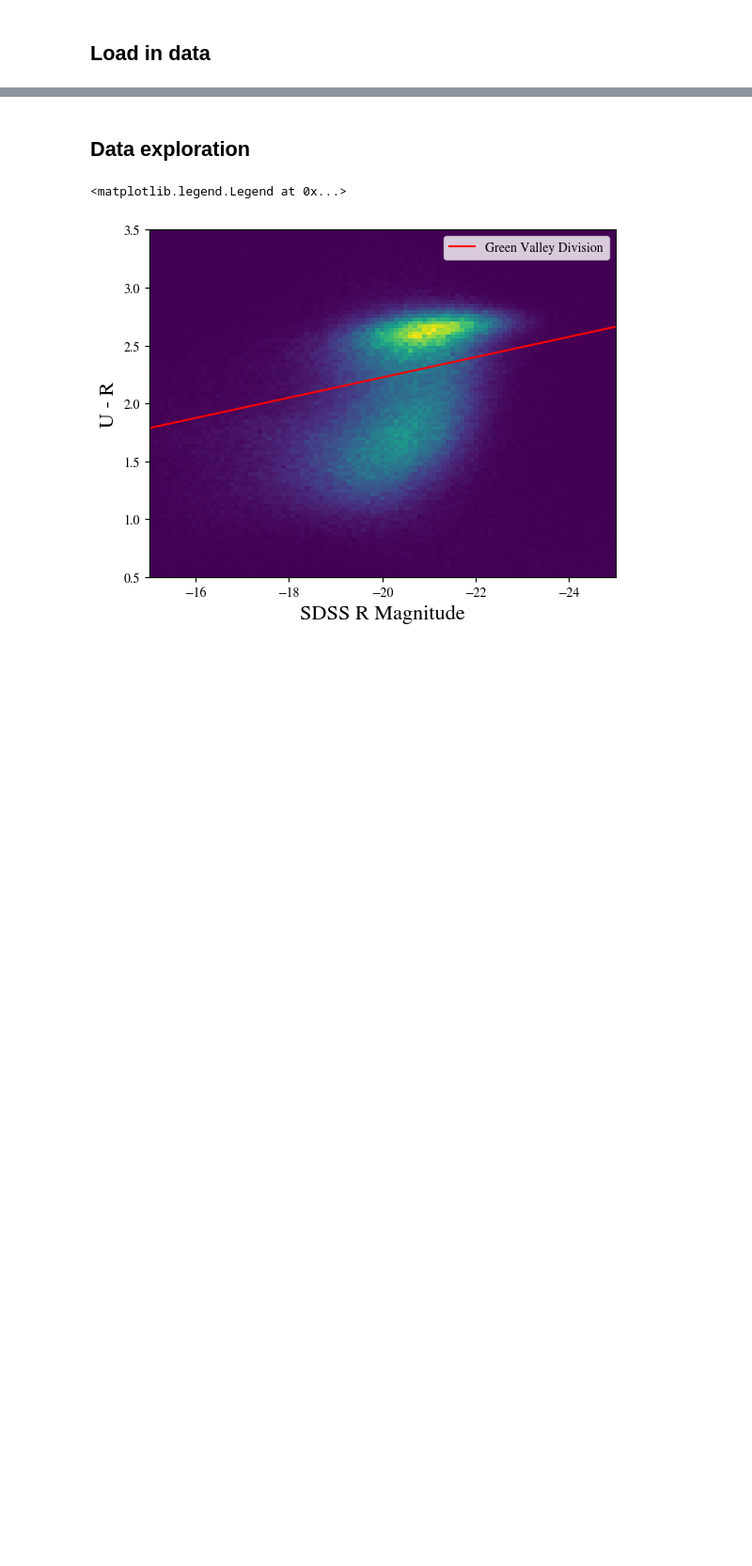
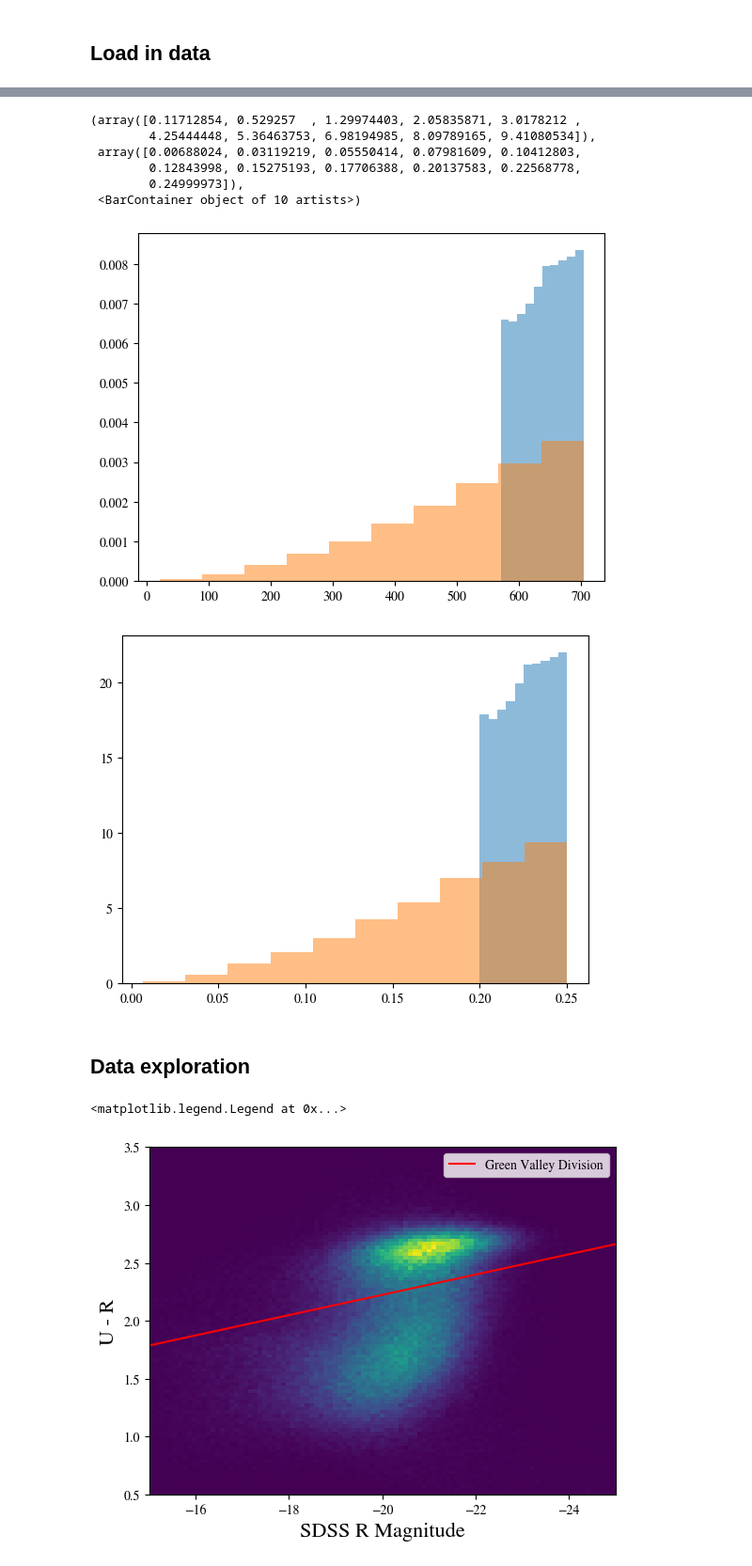
Before and after one commit to catherine-miller/bgsmaps, a Jupyter notebook: bgsclustering.ipynb, the cells around one changed output, grey strips where cells are left out. Shown at 94% size. Saved outputs shown, nothing was run; the diff lists cells and outputs as text; code cells hidden in the pictures; blank space fills up the shorter version.

```diff
--- a/bgsclustering.ipynb
+++ b/bgsclustering.ipynb
@@ -112 +160,16 @@ bgs_21_35 = bgs_21_35[bgs_21_35['Z'] < 0.25]
+# %%
+plt.hist(tabbgs['dist'],density=True,alpha=0.5)
+plt.hist(rantab['dist'],density=True,alpha=0.5)
+plt.figure()
+plt.hist(tabbgs['Z'],density=True,alpha=0.5)
+plt.hist(rantab['Z'],density=True,alpha=0.5)
+# %% [output]
+(array([0.11712854, 0.529257  , 1.29974403, 2.05835871, 3.0178212 ,
+        4.25444448, 5.36463753, 6.98194985, 8.09789165, 9.41080534]),
+ array([0.00688024, 0.03119219, 0.05550414, 0.07981609, 0.10412803,
+        0.12843998, 0.15275193, 0.17706388, 0.20137583, 0.22568778,
+        0.24999973]),
+ <BarContainer object of 10 artists>)
+[figure, added]
+[figure, added]
 # %%
```
Also changed, not shown: parts of 20 cells of this notebook, 4 other files.
